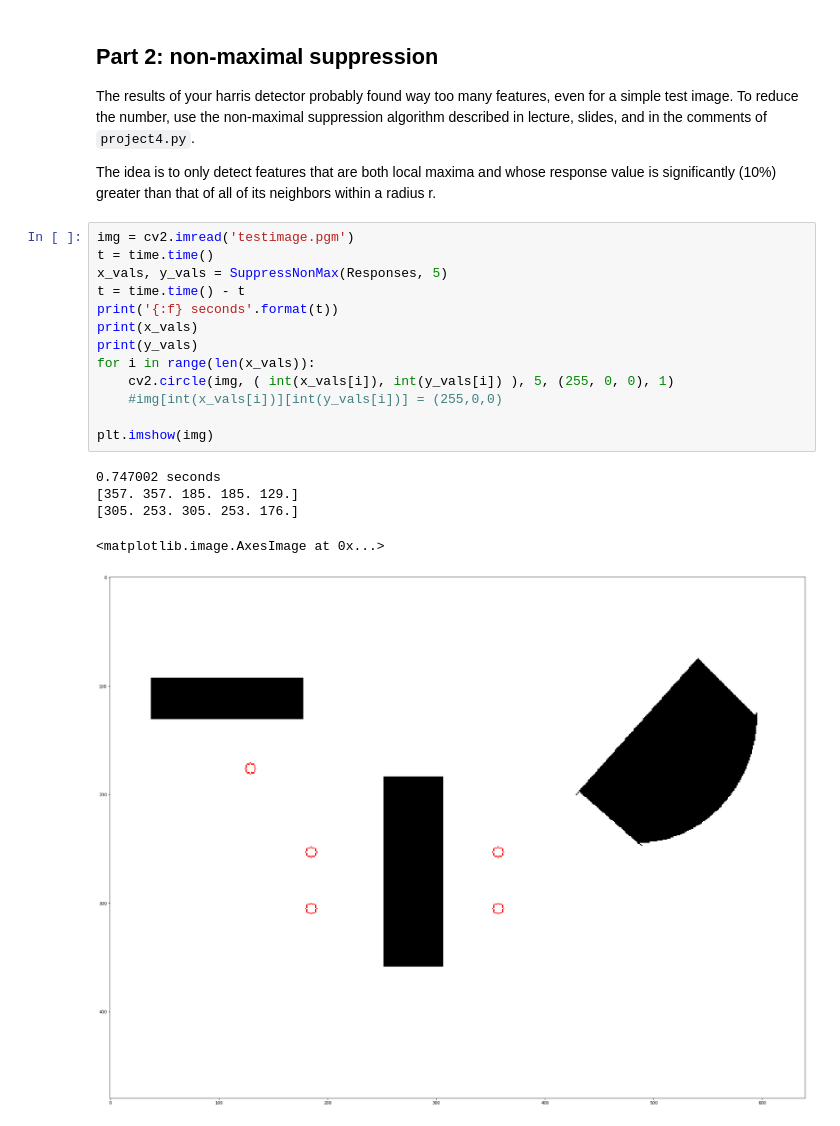
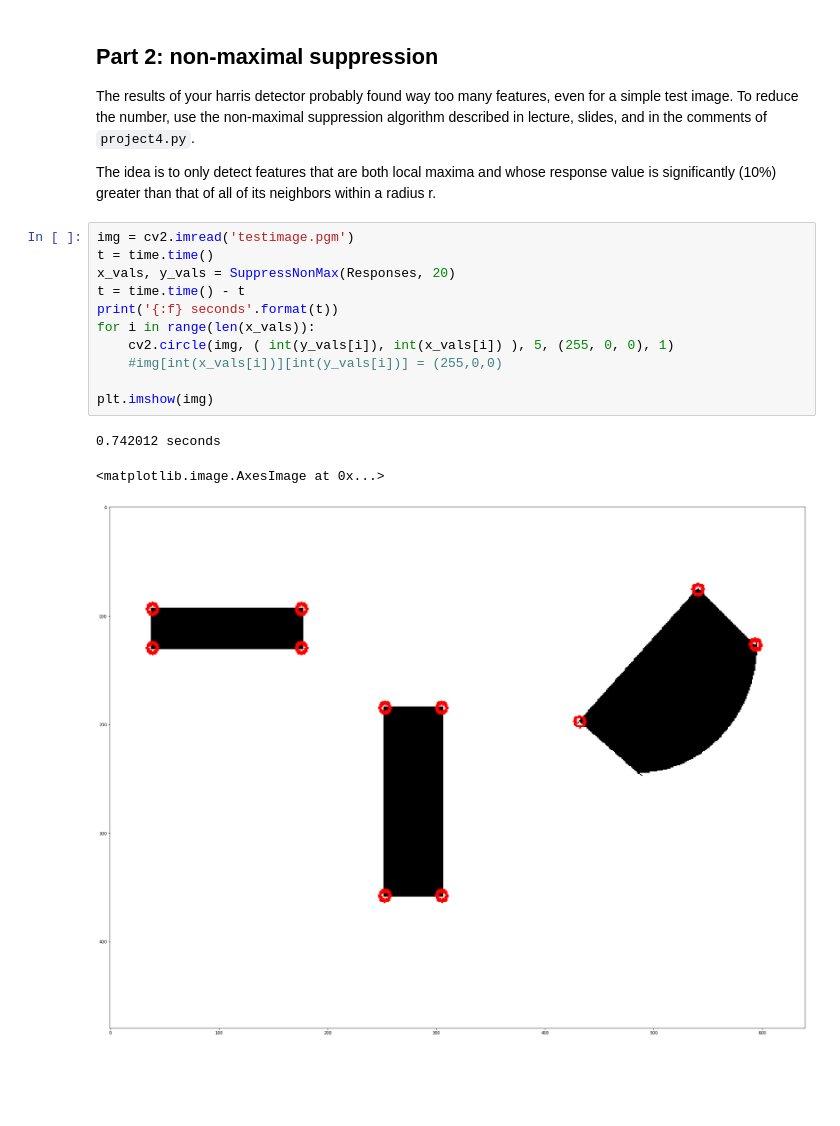
Before and after one commit to chododom/Computer-Vision, a Jupyter notebook: project4/Project-4-Harris.ipynb, the cells around one changed output. Cells and saved outputs as stored; diff of their text form; blank space fills up the shorter version.

Commit message:
Fixed visualization, but non max suppression has a problem with overlaying same points

```diff
--- a/project4/Project-4-Harris.ipynb
+++ b/project4/Project-4-Harris.ipynb
@@ -74,19 +74,15 @@ The idea is to only detect features that are both local maxima and whose respons
 # %%
 img = cv2.imread('testimage.pgm')
 t = time.time()
-x_vals, y_vals = SuppressNonMax(Responses, 5)
+x_vals, y_vals = SuppressNonMax(Responses, 20)
 t = time.time() - t
 print('{:f} seconds'.format(t))
-print(x_vals)
-print(y_vals)
 for i in range(len(x_vals)):
-    cv2.circle(img, ( int(x_vals[i]), int(y_vals[i]) ), 5, (255, 0, 0), 1)
+    cv2.circle(img, ( int(y_vals[i]), int(x_vals[i]) ), 5, (255, 0, 0), 1)
     #img[int(x_vals[i])][int(y_vals[i])] = (255,0,0)
 
 plt.imshow(img)
 # %% [output]
-0.747002 seconds
-[357. 357. 185. 185. 129.]
-[305. 253. 305. 253. 176.]
+0.742012 seconds
 <matplotlib.image.AxesImage at 0x...>
-[figure, old version]
+[figure, new version]
```
